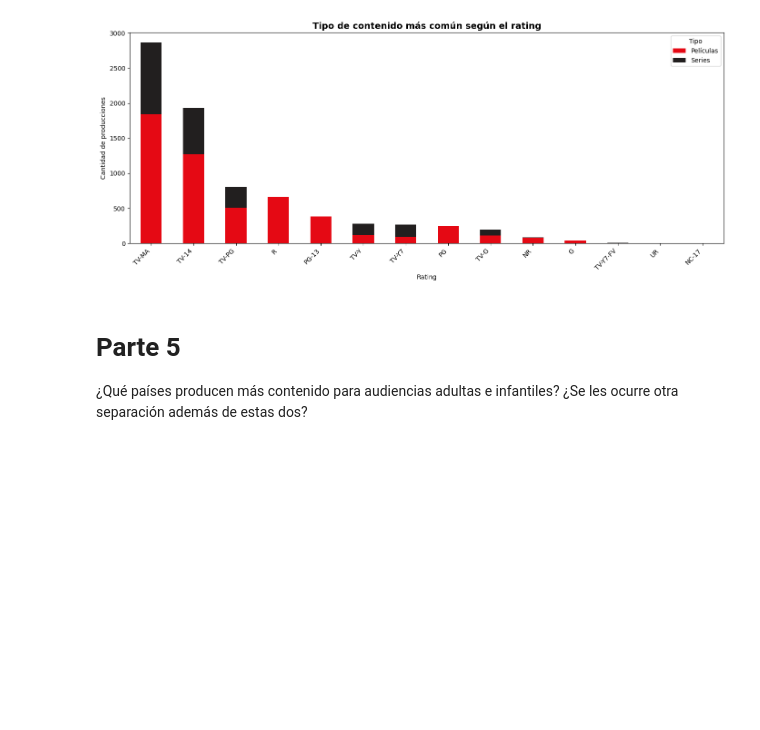
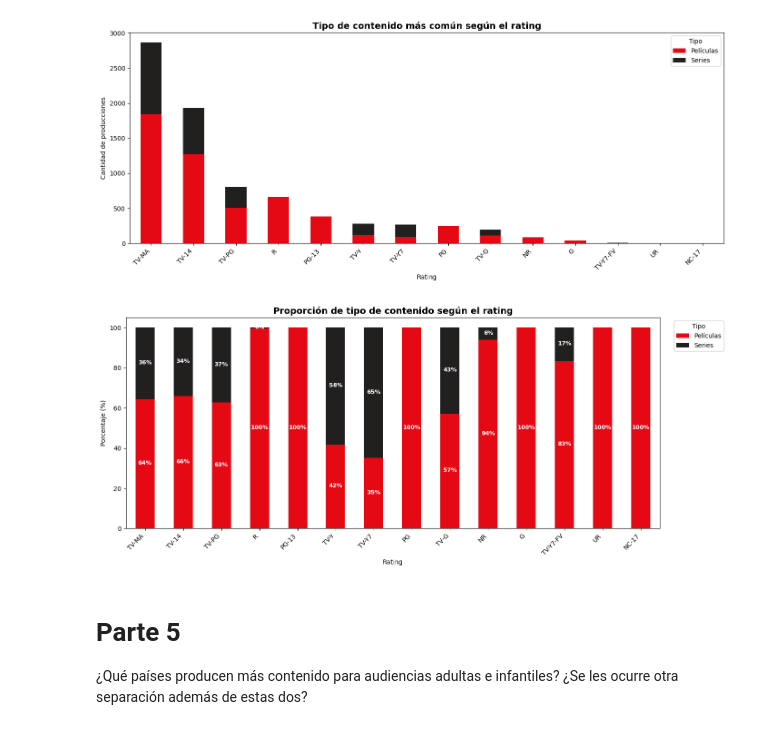
Before and after one commit to AnaMenoni/Practico-2-Analisis-de-Datos, a Jupyter notebook: practico2.ipynb, the cells around one changed output. Saved outputs shown, nothing was run; the diff lists cells and outputs as text; code cells hidden in the pictures; blank space fills up the shorter version.

```diff
--- a/practico2.ipynb
+++ b/practico2.ipynb
@@ -385,6 +415,44 @@ plt.tight_layout()
 plt.show()
 # %% [output]
 [figure]
+# %%
+rating_counts = df.groupby(['rating', 'type']).size().unstack(fill_value=0)
+
+rating_counts = rating_counts.loc[rating_counts.sum(axis=1).sort_values(ascending=False).index]
+
+rating_percent = rating_counts.div(rating_counts.sum(axis=1), axis=0) * 100
+
+colors = ['#e50914', '#221f1f']
+
+ax = rating_percent.plot(kind="bar", stacked=True, figsize=(14,6), color=colors)
+
+plt.title("Proporción de tipo de contenido según el rating", fontsize=14, fontweight="bold")
+plt.ylabel("Porcentaje (%)")
+plt.xlabel("Rating")
+plt.xticks(rotation=45, ha="right")
+
+ax.legend(
+    title="Tipo",
+    labels=["Películas", "Series"],
+    bbox_to_anchor=(1.02, 1), loc="upper left",
+    frameon=True, framealpha=0.9
+)
+
+for container in ax.containers:
+    ax.bar_label(
+        container,
+        labels=[f"{v:.0f}%" if v > 0 else "" for v in container.datavalues],
+        label_type="center",
+        color="white",
+        fontsize=9,
+        fontweight="bold",
+        padding=1
+    )
+
+plt.tight_layout()
+plt.show()
+# %% [output]
+[figure, added]
 # %% [markdown]
 # Parte 5
 ¿Qué países producen más contenido para audiencias adultas e
```
Also changed, not shown: parts of 7 cells of this notebook, 2 other files.
